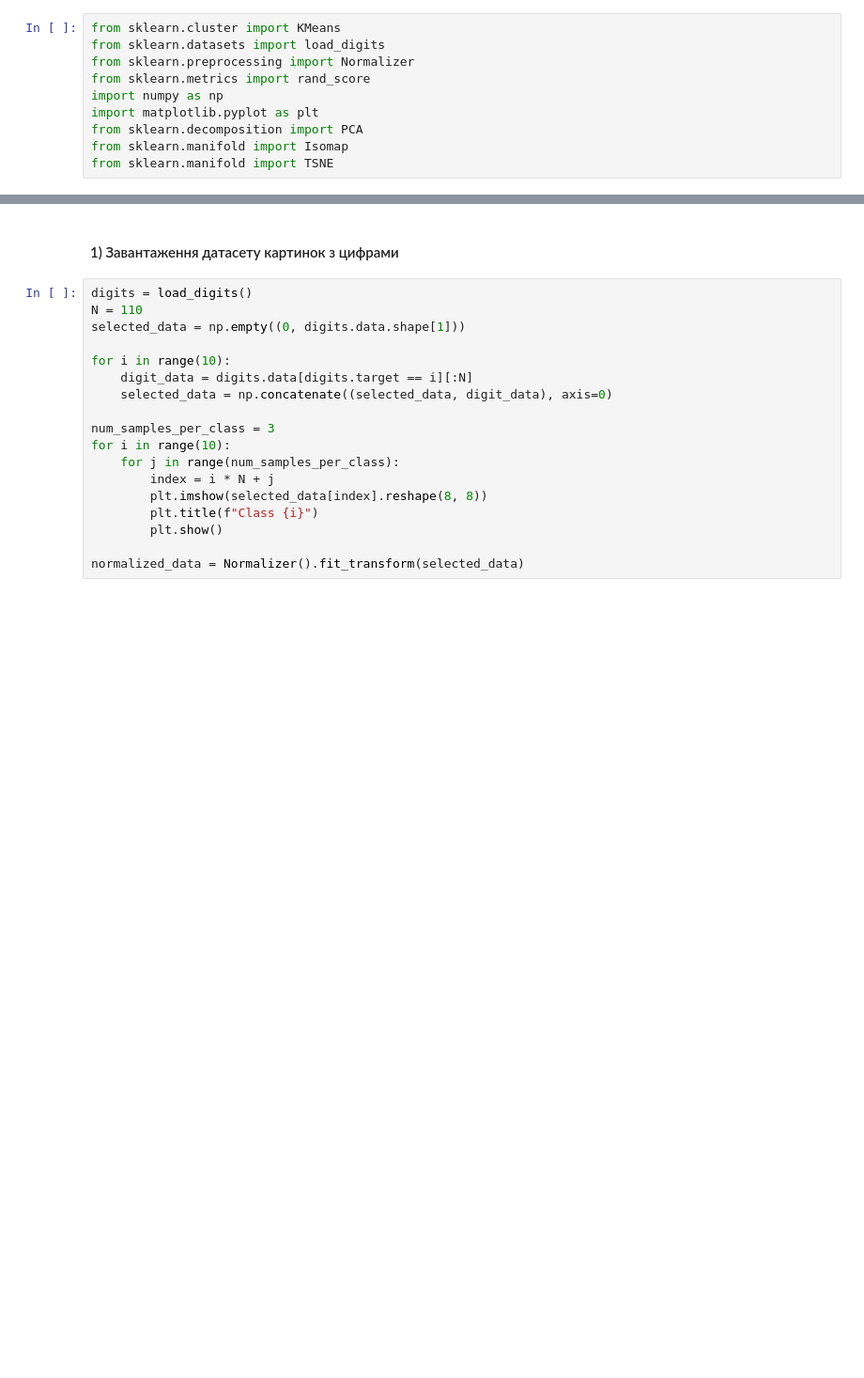
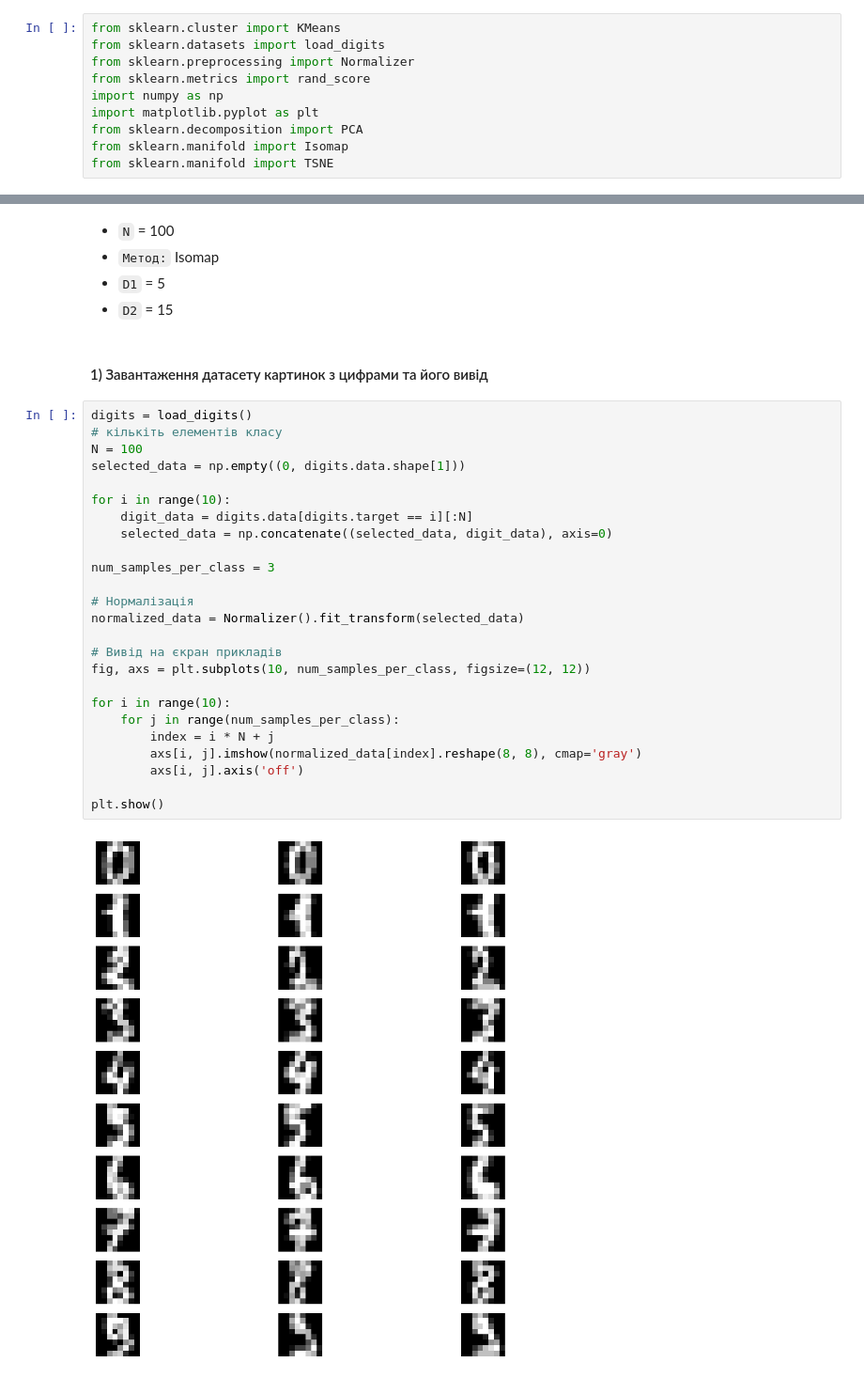
Before and after one commit to ulyagram77/Intelligent_Data_Analysis_Labs, a Jupyter notebook: Laboratorna5/lab5.ipynb, the cells around one changed output, grey strips where cells are left out. Shown: that part at 94% size. Cells and saved outputs as stored; diff of their text form; blank space fills up the shorter version.

```diff
--- a/Laboratorna5/lab5.ipynb
+++ b/Laboratorna5/lab5.ipynb
@@ -11,20 +13,34 @@ from sklearn.manifold import TSNE
+# %% [markdown]
+- `N` = 100
+- `Метод:` Isomap
+- `D1` = 5
+- `D2` = 15
 # %% [markdown]
-#### 1) Завантаження датасету картинок з цифрами
+#### 1) Завантаження датасету картинок з цифрами та його вивід
 # %%
 digits = load_digits()
-N = 110
+# кількіть елементів класу
+N = 100
 selected_data = np.empty((0, digits.data.shape[1]))
 
 for i in range(10):
     digit_data = digits.data[digits.target == i][:N]
     selected_data = np.concatenate((selected_data, digit_data), axis=0)
 
 num_samples_per_class = 3
+
+# Нормалізація
+normalized_data = Normalizer().fit_transform(selected_data)
+
+# Вивід на єкран прикладів
+fig, axs = plt.subplots(10, num_samples_per_class, figsize=(12, 12))
+
 for i in range(10):
     for j in range(num_samples_per_class):
         index = i * N + j
-        plt.imshow(selected_data[index].reshape(8, 8))
-        plt.title(f"Class {i}")
-        plt.show()
+        axs[i, j].imshow(normalized_data[index].reshape(8, 8), cmap='gray')
+        axs[i, j].axis('off')
 
-normalized_data = Normalizer().fit_transform(selected_data)
+plt.show()
+# %% [output]
+[figure, added]
```
Also changed, not shown: parts of 19 cells of this notebook, 1 other file.
